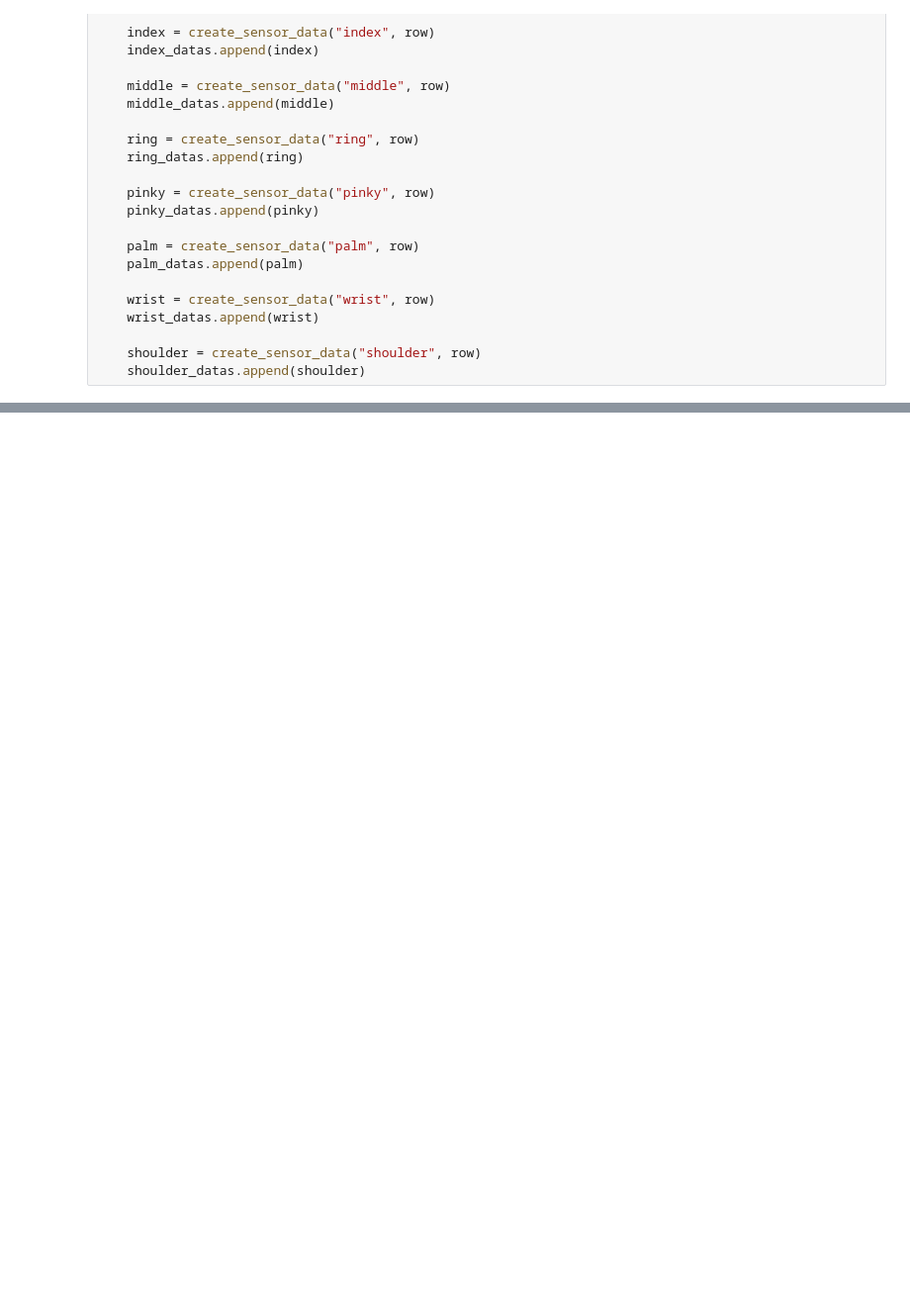
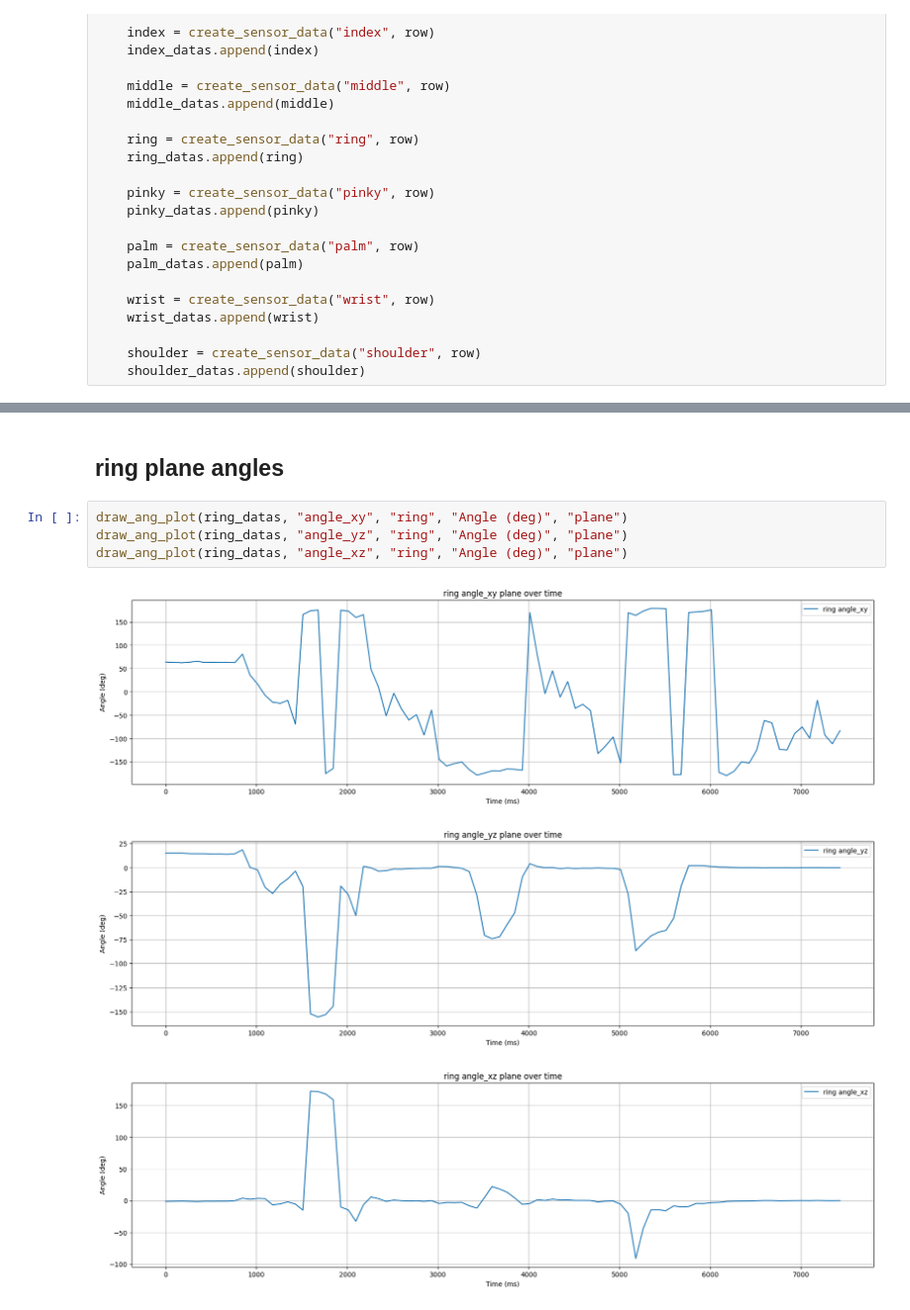
Before and after one commit to Sollaxe/sensorehab-data-frames, a Jupyter notebook: data-frames.ipynb, the cells around one changed output, grey strips where cells are left out. Shown at 99% size. Drawn from its saved outputs; the diff is of its cells as text; blank space fills up the shorter version.

```diff
--- a/data-frames.ipynb
+++ b/data-frames.ipynb
@@ -292,0 +205,10 @@ draw_ang_plot(shoulder_datas, "ang_vel_z", "shoulder", "Angular velocity (deg/s)
+# %% [markdown]
+## ring plane angles
+# %%
+draw_ang_plot(ring_datas, "angle_xy", "ring", "Angle (deg)", "plane")
+draw_ang_plot(ring_datas, "angle_yz", "ring", "Angle (deg)", "plane")
+draw_ang_plot(ring_datas, "angle_xz", "ring", "Angle (deg)", "plane")
+# %% [output]
+[figure, added]
+[figure, added]
+[figure, added]
```
Also changed, not shown: parts of 51 cells of this notebook.
